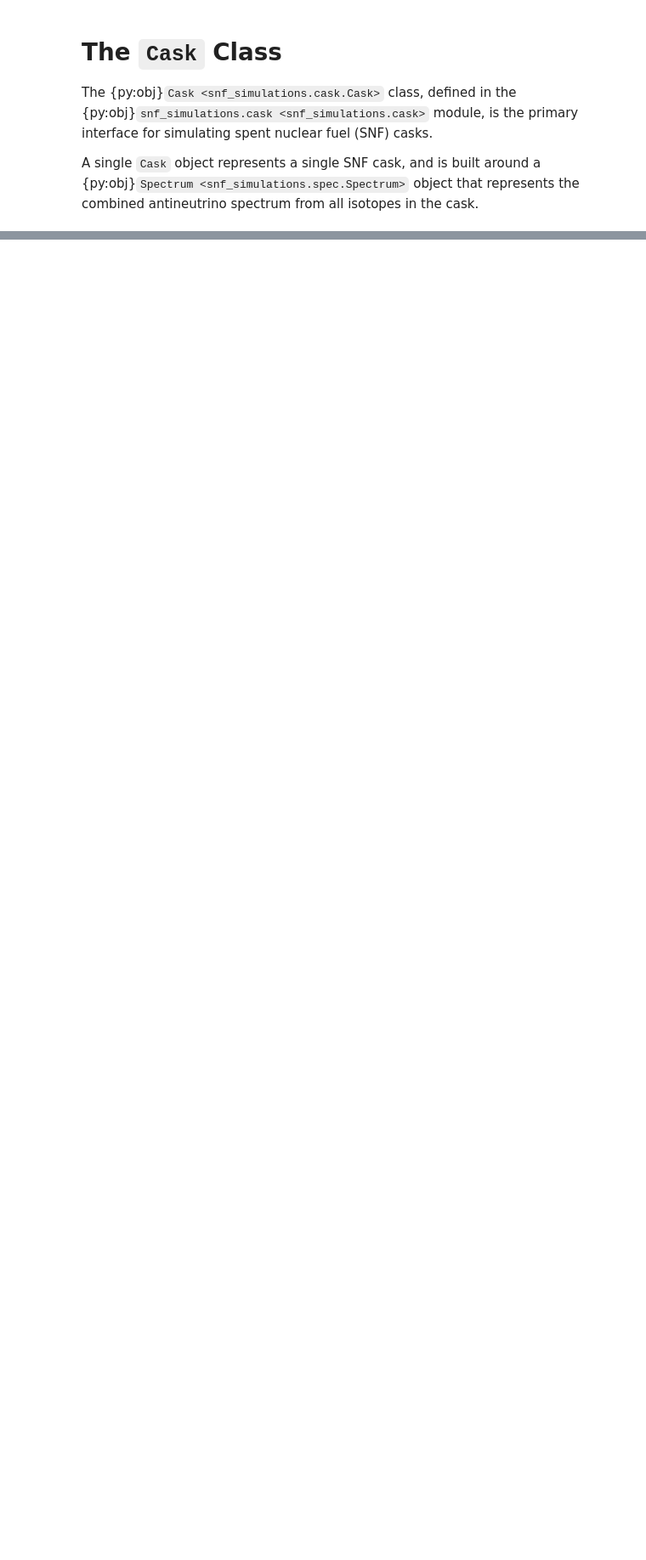
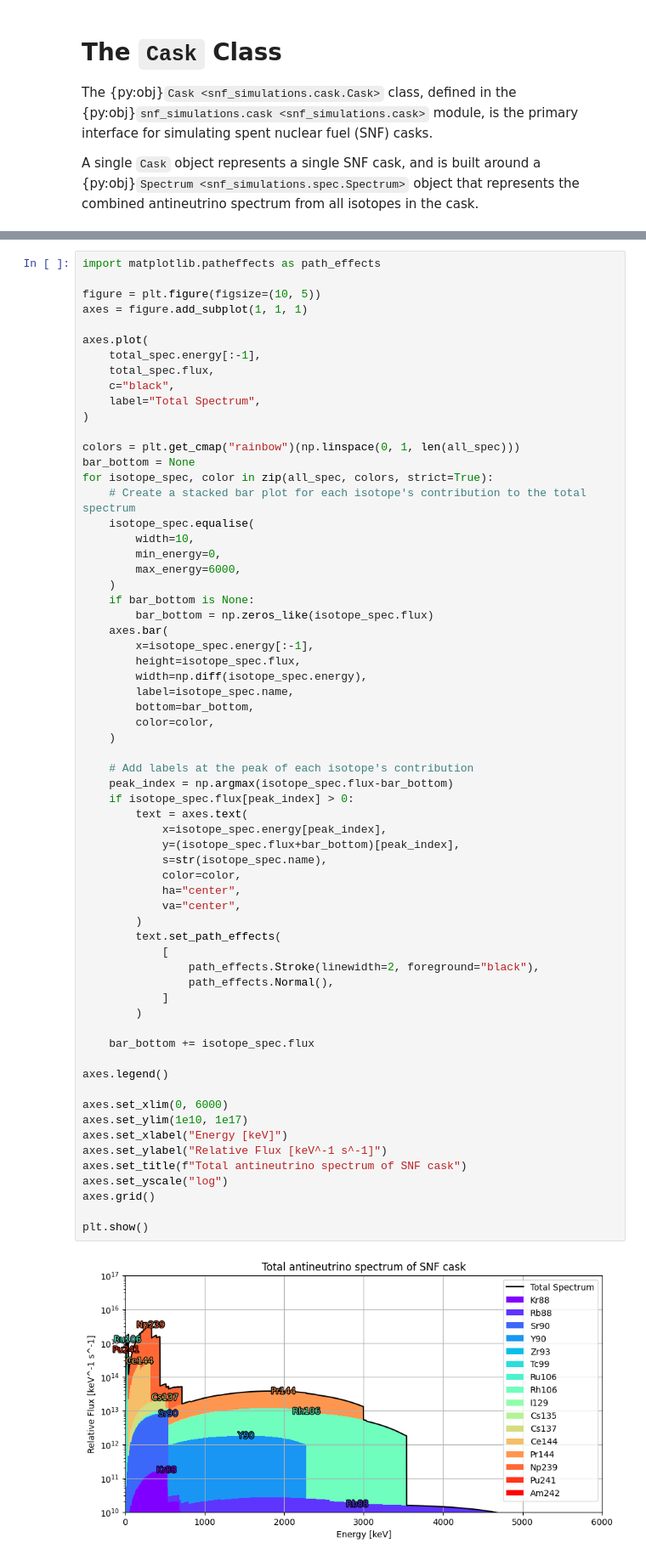
Before and after one commit to ekneale/SNF-simulations, a Jupyter notebook: docs/user_guide/cask.ipynb, the cells around one changed output, grey strips where cells are left out. Shown at 85% size. Drawn from its saved outputs; the diff is of its cells as text; blank space fills up the shorter version.

```diff
--- a/docs/user_guide/cask.ipynb
+++ b/docs/user_guide/cask.ipynb
@@ -61 +204,67 @@ plt.show()
+# %%
+import matplotlib.patheffects as path_effects
+
+figure = plt.figure(figsize=(10, 5))
+axes = figure.add_subplot(1, 1, 1)
+
+axes.plot(
+    total_spec.energy[:-1],
+    total_spec.flux,
+    c="black",
+    label="Total Spectrum",
+)
+
+colors = plt.get_cmap("rainbow")(np.linspace(0, 1, len(all_spec)))
+bar_bottom = None
+for isotope_spec, color in zip(all_spec, colors, strict=True):
+    # Create a stacked bar plot for each isotope's contribution to the total spectrum
+    isotope_spec.equalise(
+        width=10,
+        min_energy=0,
+        max_energy=6000,
+    )
+    if bar_bottom is None:
+        bar_bottom = np.zeros_like(isotope_spec.flux)
+    axes.bar(
+        x=isotope_spec.energy[:-1],
+        height=isotope_spec.flux,
+        width=np.diff(isotope_spec.energy),
+        label=isotope_spec.name,
+        bottom=bar_bottom,
+        color=color,
+    )
+
+    # Add labels at the peak of each isotope's contribution
+    peak_index = np.argmax(isotope_spec.flux-bar_bottom)
+    if isotope_spec.flux[peak_index] > 0:
+        text = axes.text(
+            x=isotope_spec.energy[peak_index],
+            y=(isotope_spec.flux+bar_bottom)[peak_index],
+            s=str(isotope_spec.name),
+            color=color,
+            ha="center",
+            va="center",
+        )
+        text.set_path_effects(
+            [
+                path_effects.Stroke(linewidth=2, foreground="black"),
+                path_effects.Normal(),
+            ]
+        )
+
+    bar_bottom += isotope_spec.flux
+
+axes.legend()
+
+axes.set_xlim(0, 6000)
+axes.set_ylim(1e10, 1e17)
+axes.set_xlabel("Energy [keV]")
+axes.set_ylabel("Relative Flux [keV^-1 s^-1]")
+axes.set_title(f"Total antineutrino spectrum of SNF cask")
+axes.set_yscale("log")
+axes.grid()
+
+plt.show()
+# %% [output]
+[figure, added]
 # %% [markdown]
```
Also changed, not shown: parts of 30 cells of this notebook, 6 other files.
